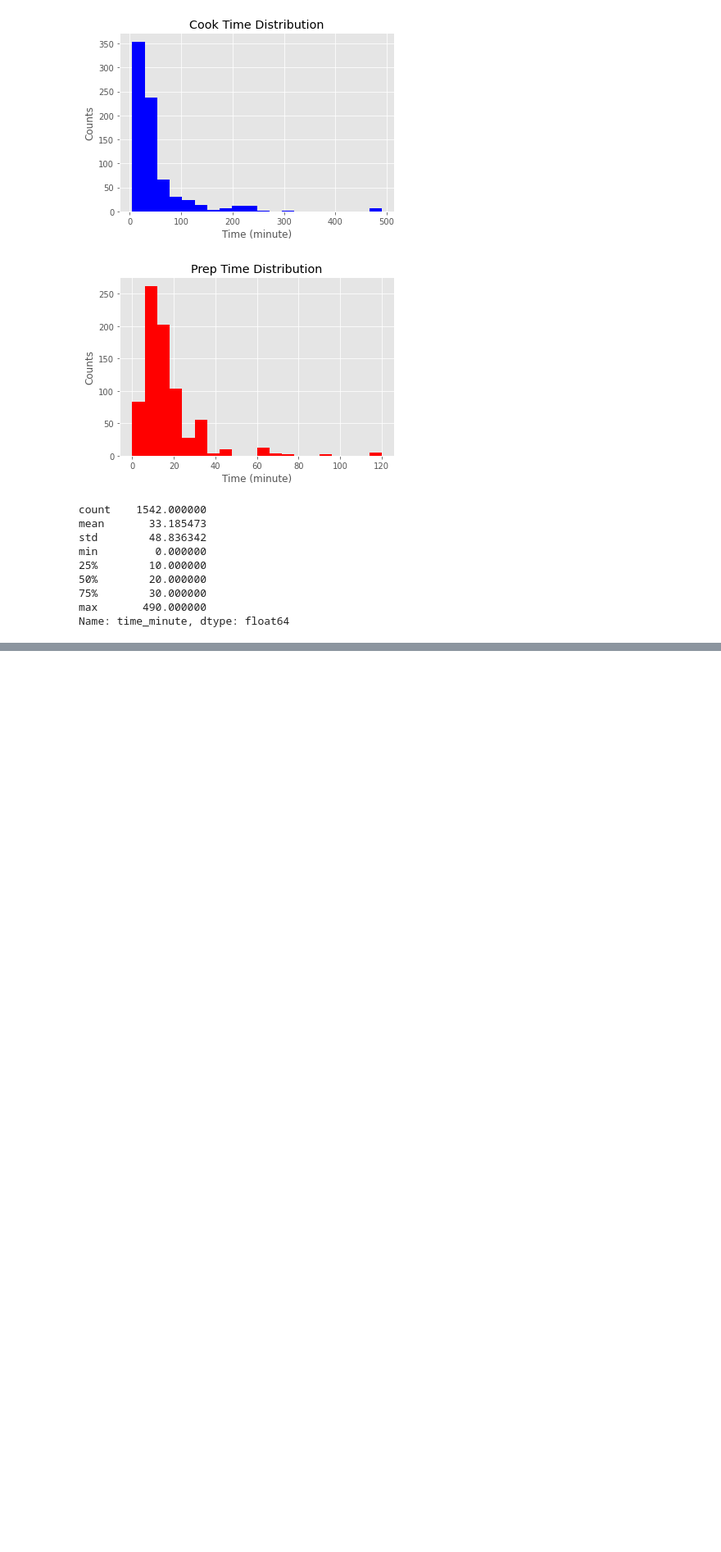
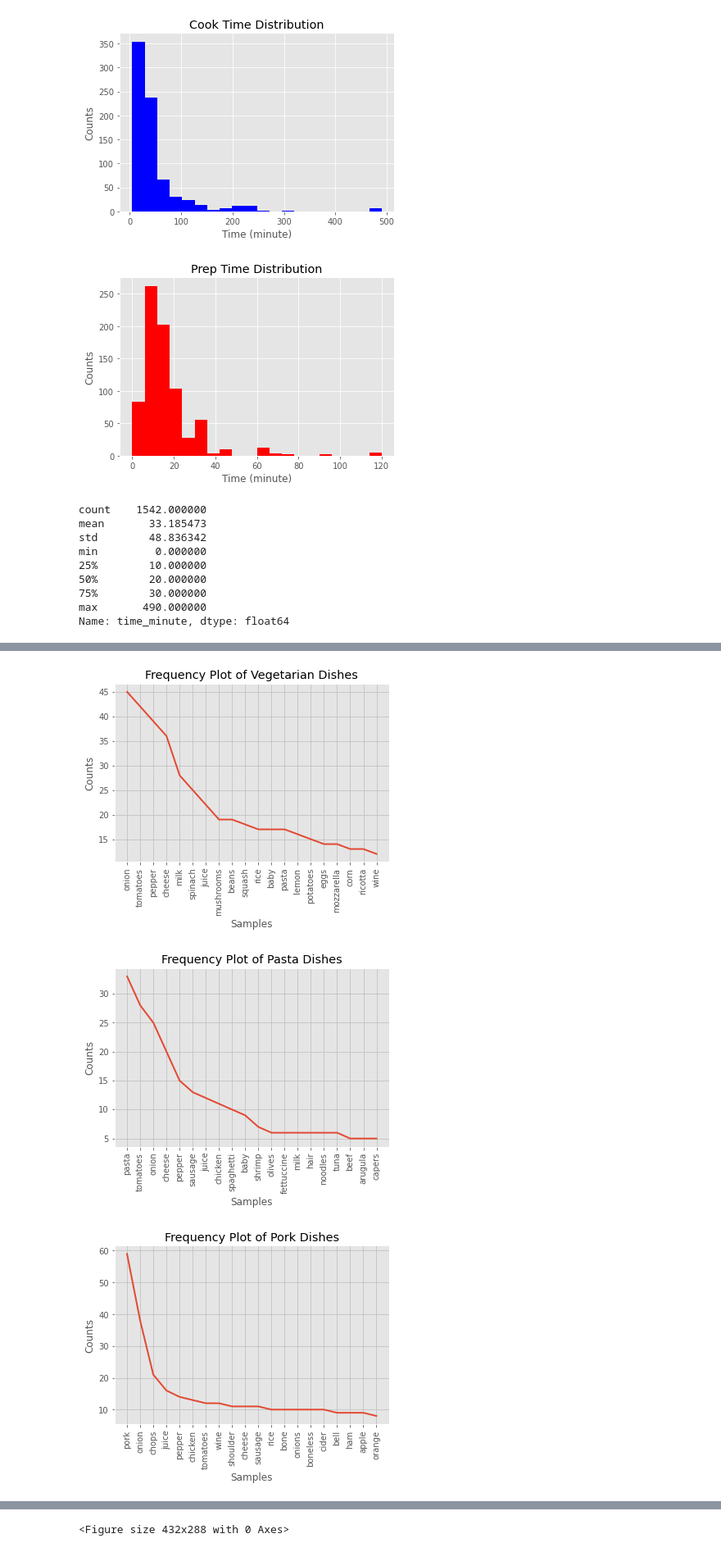
Before and after one commit to microwolf/Scrapy-simplyrecipes, a Jupyter notebook: recipes.ipynb, the cells around one changed output, grey strips where cells are left out. Shown at 82% size. Saved outputs shown, nothing was run; the diff lists cells and outputs as text; code cells hidden in the pictures; blank space fills up the shorter version.

```diff
--- a/recipes.ipynb
+++ b/recipes.ipynb
@@ -300,0 +311,12 @@ for type in types:
+# %%
+# freq dist plots
+for type_ in types:
+    fd = FreqDist(word for word in inglst_bytype[type_])
+    fd_title = 'Frequency Plot of ' + type_.capitalize() + ' Dishes'
+    fd_filename = 'plot_freqdist_' + type_
+    fd.plot(20, cumulative=False, title = fd_title)
+    #plt.savefig(fd_filename,dpi = 400)
+# %% [output]
+[figure, added]
+[figure, added]
+[figure, added]
@@ -301,3 +328,4 @@ for type in types:
+<Figure size 432x288 with 0 Axes>
 # %%
 # word cloud of ingredients by cook time
 df.inglst.apply(len).describe()
```
Also changed, not shown: parts of 11 cells of this notebook, 19 other files.
